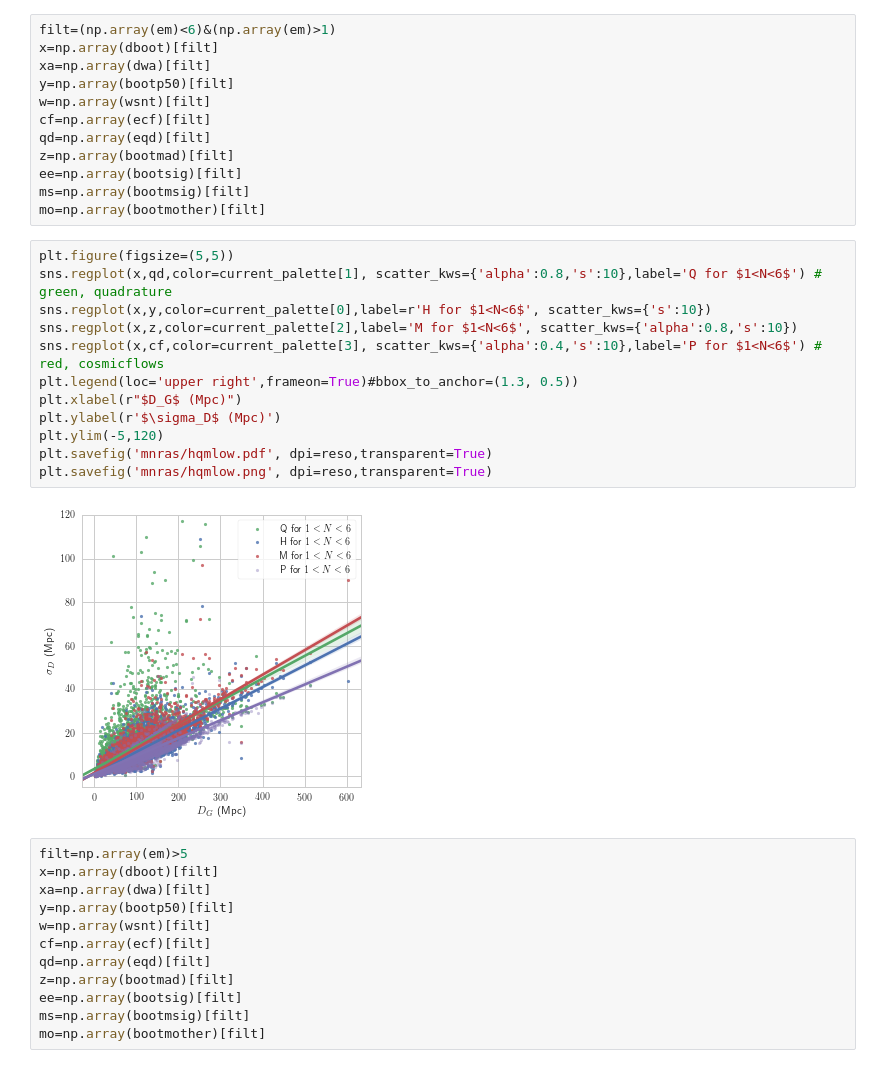
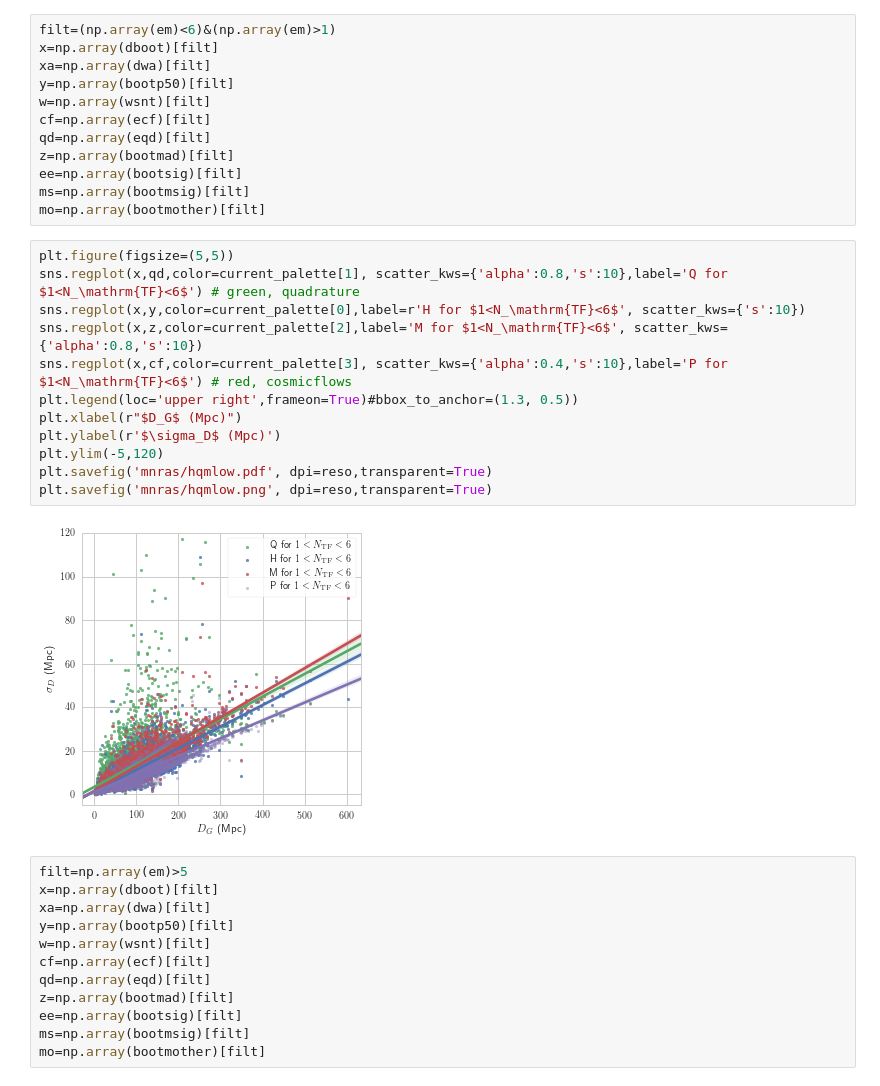
Before and after one commit to saint-germain/errorprediction, a Jupyter notebook: correctdiscrepancy.ipynb, the cells around one changed output. Saved outputs shown, nothing was run; the diff lists cells and outputs as text.

```diff
--- a/correctdiscrepancy.ipynb
+++ b/correctdiscrepancy.ipynb
@@ -173,18 +172,18 @@ ms=np.array(bootmsig)[filt]
 mo=np.array(bootmother)[filt]
 # %%
 plt.figure(figsize=(5,5))
-sns.regplot(x,qd,color=current_palette[1], scatter_kws={'alpha':0.8,'s':10},label='Q for $1<N<6$') # green, quadrature
-sns.regplot(x,y,color=current_palette[0],label=r'H for $1<N<6$', scatter_kws={'s':10})
-sns.regplot(x,z,color=current_palette[2],label='M for $1<N<6$', scatter_kws={'alpha':0.8,'s':10})
-sns.regplot(x,cf,color=current_palette[3], scatter_kws={'alpha':0.4,'s':10},label='P for $1<N<6$') # red, cosmicflows
+sns.regplot(x,qd,color=current_palette[1], scatter_kws={'alpha':0.8,'s':10},label='Q for $1<N_\mathrm{TF}<6$') # green, quadrature
+sns.regplot(x,y,color=current_palette[0],label=r'H for $1<N_\mathrm{TF}<6$', scatter_kws={'s':10})
+sns.regplot(x,z,color=current_palette[2],label='M for $1<N_\mathrm{TF}<6$', scatter_kws={'alpha':0.8,'s':10})
+sns.regplot(x,cf,color=current_palette[3], scatter_kws={'alpha':0.4,'s':10},label='P for $1<N_\mathrm{TF}<6$') # red, cosmicflows
 plt.legend(loc='upper right',frameon=True)#bbox_to_anchor=(1.3, 0.5))
 plt.xlabel(r"$D_G$ (Mpc)")
 plt.ylabel(r'$\sigma_D$ (Mpc)')
 plt.ylim(-5,120)
 plt.savefig('mnras/hqmlow.pdf', dpi=reso,transparent=True)
 plt.savefig('mnras/hqmlow.png', dpi=reso,transparent=True)
 # %% [output]
-[figure, old version]
+[figure, new version]
 # %%
 filt=np.array(em)>5
 x=np.array(dboot)[filt]
```
Also changed, not shown: parts of 34 cells of this notebook, 3 other files.
